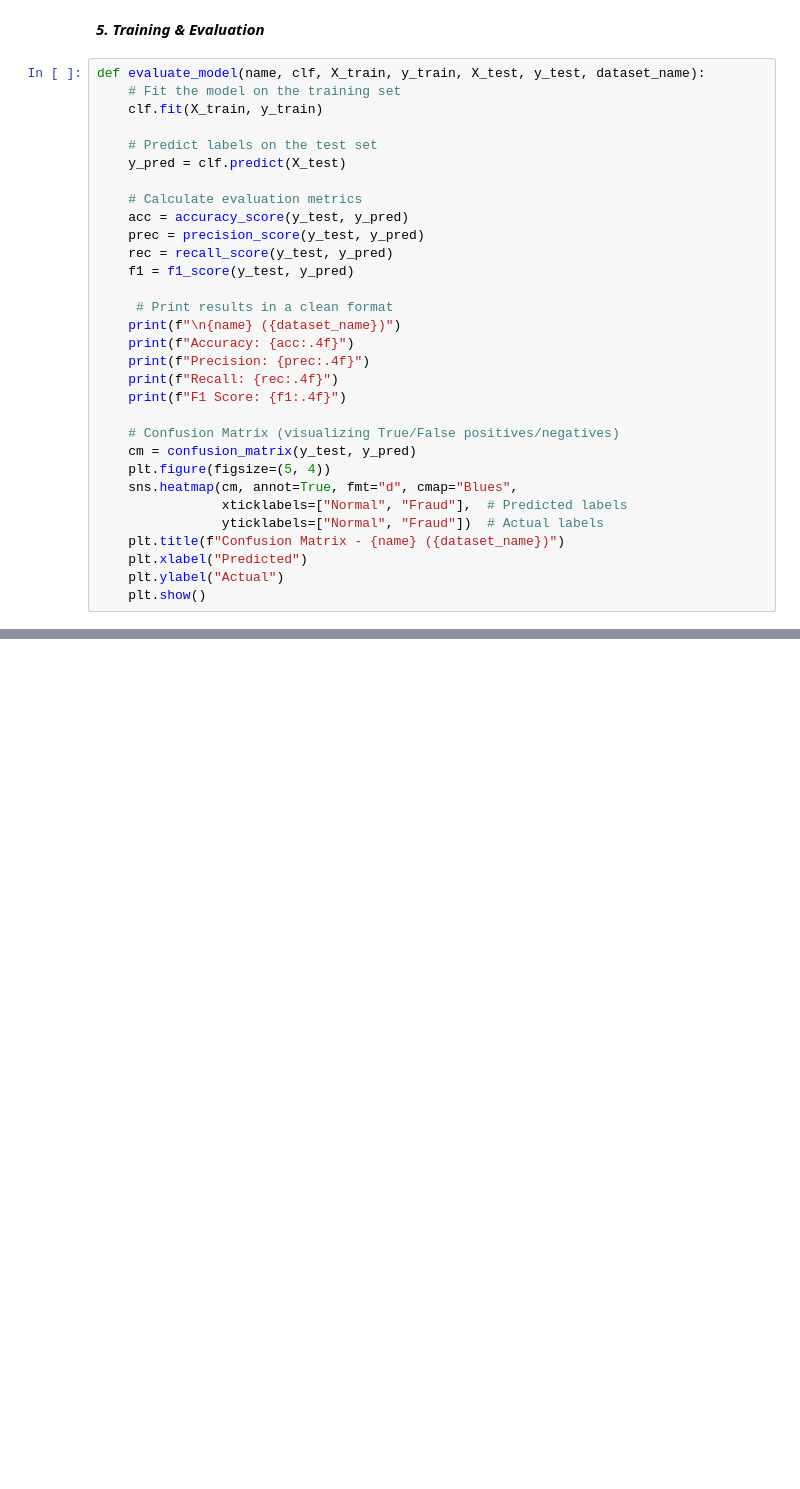
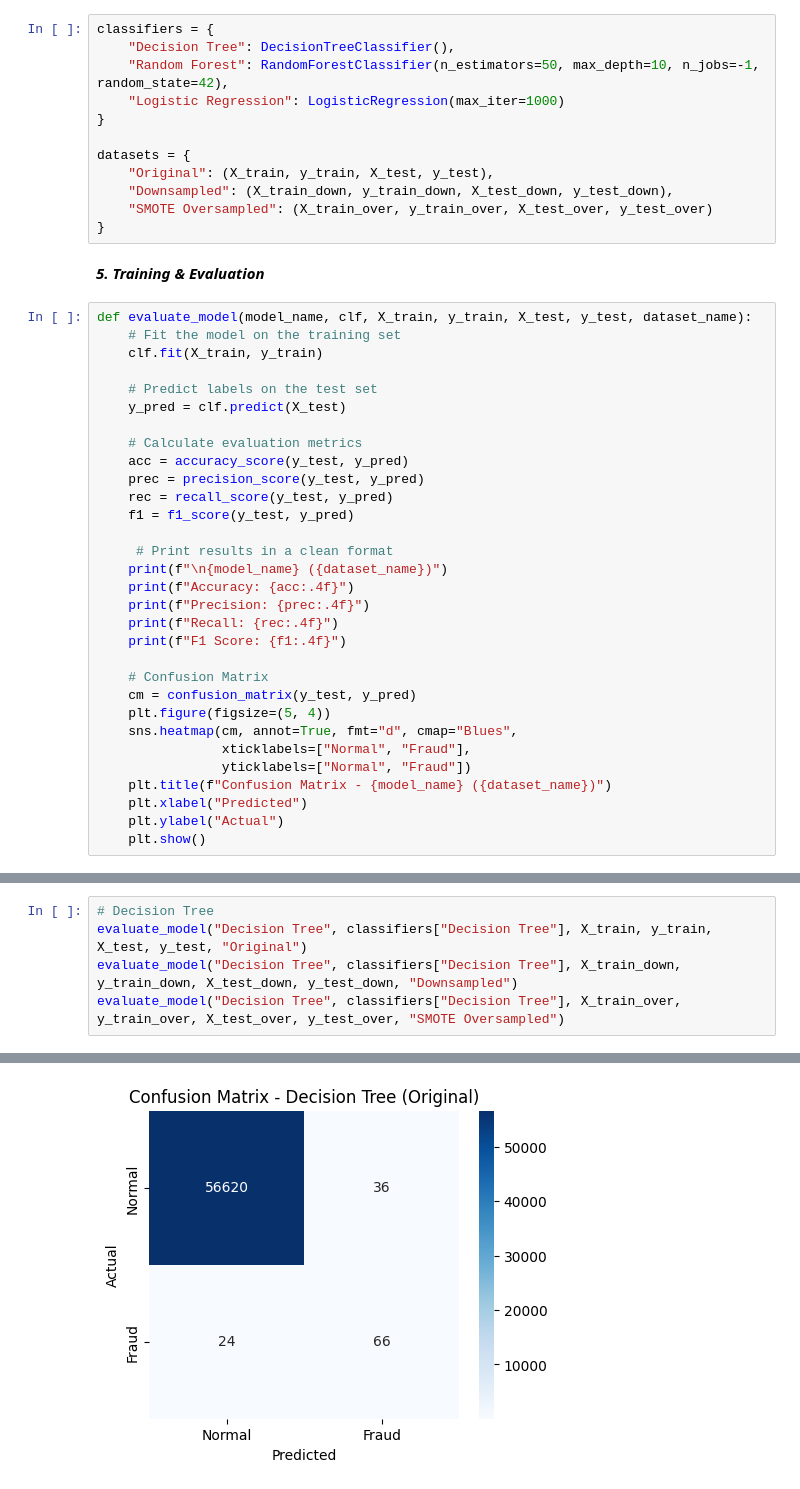
Before and after one commit to ByteBoss-ai/Fraud-Detection, a Jupyter notebook: CreditCard_Fraud_Detection.ipynb, the cells around one changed output, grey strips where cells are left out. Saved outputs shown, nothing was run; the diff lists cells and outputs as text; blank space fills up the shorter version.

```diff
--- a/CreditCard_Fraud_Detection.ipynb
+++ b/CreditCard_Fraud_Detection.ipynb
@@ -212,7 +205,19 @@ classifiers = {
+# %%
+classifiers = {
+    "Decision Tree": DecisionTreeClassifier(),
+    "Random Forest": RandomForestClassifier(n_estimators=50, max_depth=10, n_jobs=-1, random_state=42),
+    "Logistic Regression": LogisticRegression(max_iter=1000)
+}
+
+datasets = {
+    "Original": (X_train, y_train, X_test, y_test),
+    "Downsampled": (X_train_down, y_train_down, X_test_down, y_test_down),
+    "SMOTE Oversampled": (X_train_over, y_train_over, X_test_over, y_test_over)
+}
 # %% [markdown]
 ***5. Training & Evaluation***
 # %%
-def evaluate_model(name, clf, X_train, y_train, X_test, y_test, dataset_name):
+def evaluate_model(model_name, clf, X_train, y_train, X_test, y_test, dataset_name):
     # Fit the model on the training set
     clf.fit(X_train, y_train)
 
@@ -226,19 +231,19 @@ def evaluate_model(name, clf, X_train, y_train, X_test, y_test, dataset_name):
     f1 = f1_score(y_test, y_pred)
 
      # Print results in a clean format
-    print(f"\n{name} ({dataset_name})")
+    print(f"\n{model_name} ({dataset_name})")
     print(f"Accuracy: {acc:.4f}")
     print(f"Precision: {prec:.4f}")
     print(f"Recall: {rec:.4f}")
     print(f"F1 Score: {f1:.4f}")
 
-    # Confusion Matrix (visualizing True/False positives/negatives)
+    # Confusion Matrix
     cm = confusion_matrix(y_test, y_pred)
     plt.figure(figsize=(5, 4))
     sns.heatmap(cm, annot=True, fmt="d", cmap="Blues",
-                xticklabels=["Normal", "Fraud"],  # Predicted labels
-                yticklabels=["Normal", "Fraud"])  # Actual labels
-    plt.title(f"Confusion Matrix - {name} ({dataset_name})")
+                xticklabels=["Normal", "Fraud"],
+                yticklabels=["Normal", "Fraud"])
+    plt.title(f"Confusion Matrix - {model_name} ({dataset_name})")
     plt.xlabel("Predicted")
     plt.ylabel("Actual")
     plt.show()
@@ -269,0 +250,6 @@ F1 Score: 0.8000
+# %%
+# Decision Tree
+evaluate_model("Decision Tree", classifiers["Decision Tree"], X_train, y_train, X_test, y_test, "Original")
+evaluate_model("Decision Tree", classifiers["Decision Tree"], X_train_down, y_train_down, X_test_down, y_test_down, "Downsampled")
+evaluate_model("Decision Tree", classifiers["Decision Tree"], X_train_over, y_train_over, X_test_over, y_test_over, "SMOTE Oversampled")
+# %% [output]
@@ -269,0 +261 @@ F1 Score: 0.8000
+[figure, added]
```
Also changed, not shown: parts of 17 cells of this notebook.
